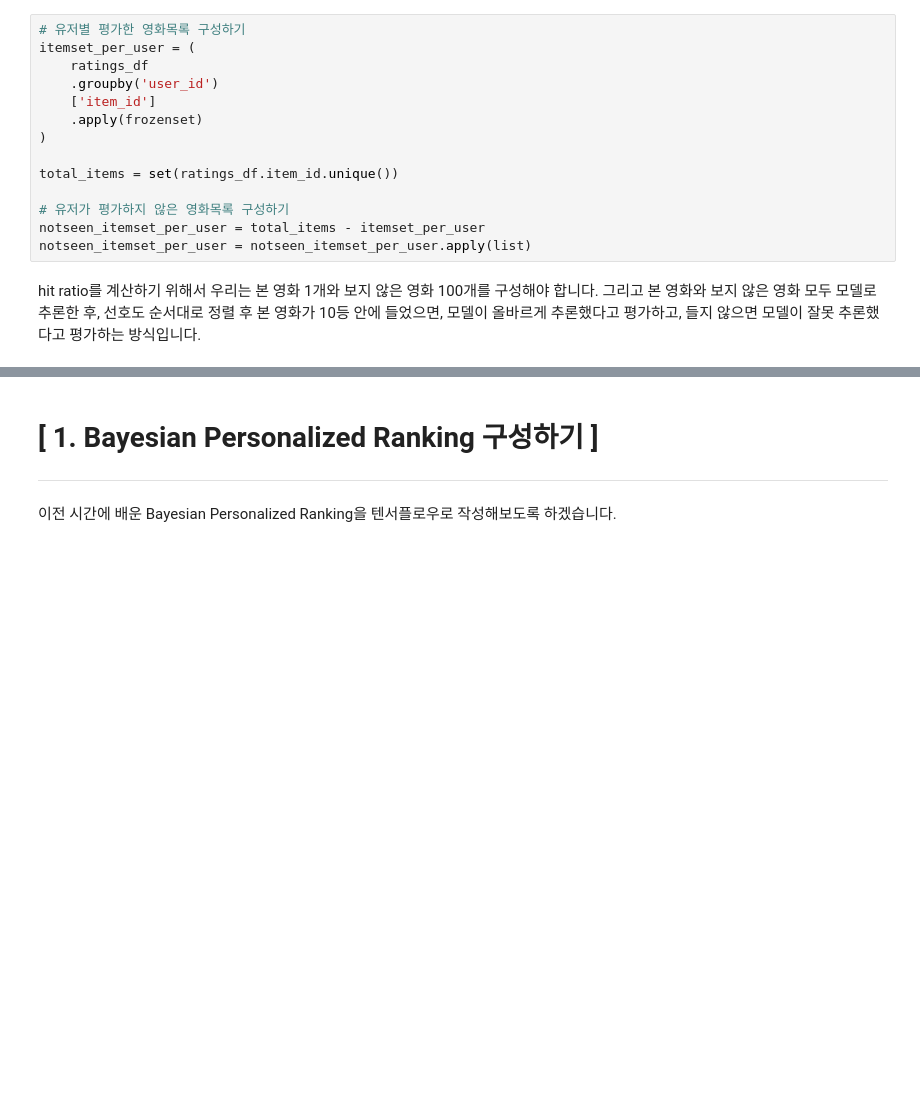
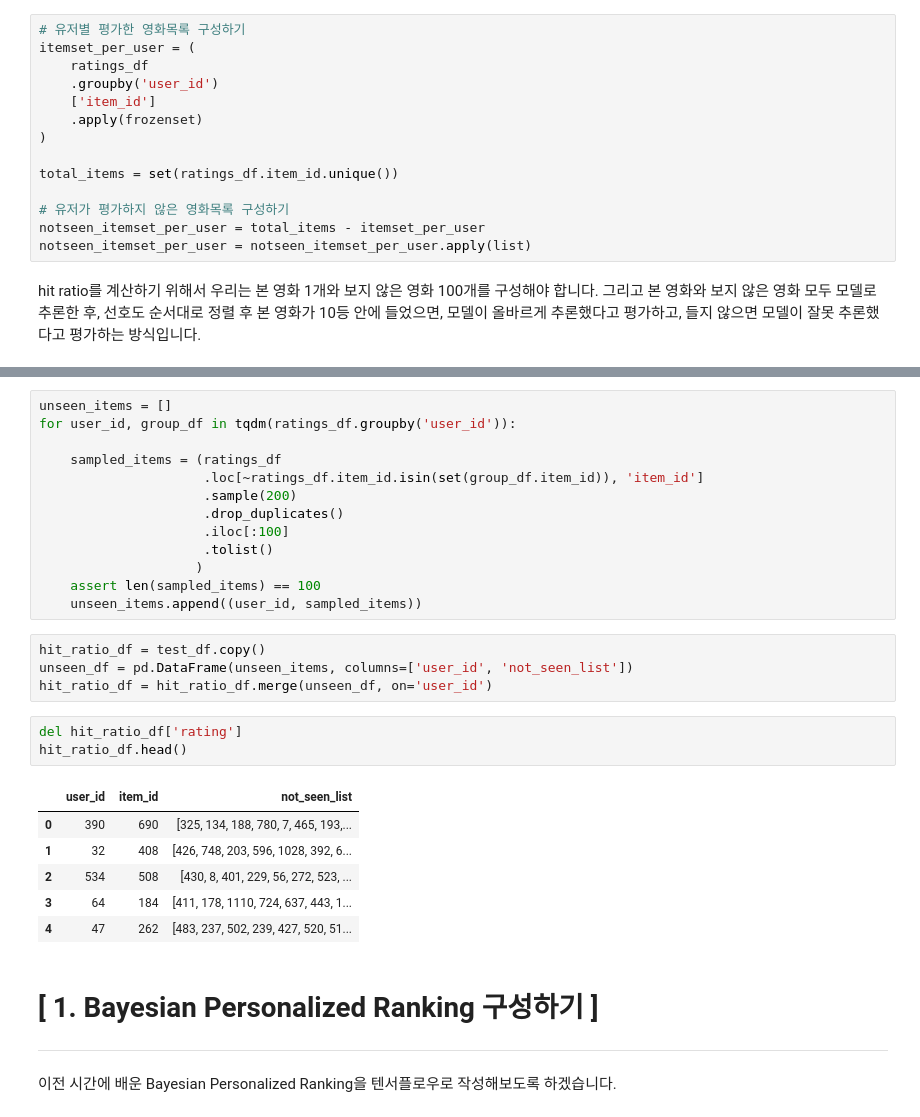
Before and after one commit to bt22dr/recsys_2020_3, a Jupyter notebook: notes/week5/1. 텐서플로우로 구현하는 베이지안 개인화 랭킹.ipynb, the cells around one changed output, grey strips where cells are left out. Cells and saved outputs as stored; diff of their text form; blank space fills up the shorter version.

```diff
--- a/notes/week5/1. 텐서플로우로 구현하는 베이지안 개인화 랭킹.ipynb
+++ b/notes/week5/1. 텐서플로우로 구현하는 베이지안 개인화 랭킹.ipynb
@@ -210,3 +210,30 @@ hit_ratio_df.head()
+# %%
+unseen_items = []
+for user_id, group_df in tqdm(ratings_df.groupby('user_id')):
+
+    sampled_items = (ratings_df
+                     .loc[~ratings_df.item_id.isin(set(group_df.item_id)), 'item_id']
+                     .sample(200)
+                     .drop_duplicates()
+                     .iloc[:100]
+                     .tolist()
+                    )
+    assert len(sampled_items) == 100
+    unseen_items.append((user_id, sampled_items))
+# %%
+hit_ratio_df = test_df.copy()
+unseen_df = pd.DataFrame(unseen_items, columns=['user_id', 'not_seen_list'])
+hit_ratio_df = hit_ratio_df.merge(unseen_df, on='user_id')
+# %%
+del hit_ratio_df['rating']
+hit_ratio_df.head()
+# %% [output]
+|  | user_id | item_id | not_seen_list |
+| 0 | 390 | 690 | [325, 134, 188, 780, 7, 465, 193,... |
+| 1 | 32 | 408 | [426, 748, 203, 596, 1028, 392, 6... |
+| 2 | 534 | 508 | [430, 8, 401, 229, 56, 272, 523, ... |
+| 3 | 64 | 184 | [411, 178, 1110, 724, 637, 443, 1... |
+| 4 | 47 | 262 | [483, 237, 502, 239, 427, 520, 51... |
 # %% [markdown]
 # \[ 1. Bayesian Personalized Ranking 구성하기 \]
 ---
```
Also changed, not shown: parts of 11 cells of this notebook.
